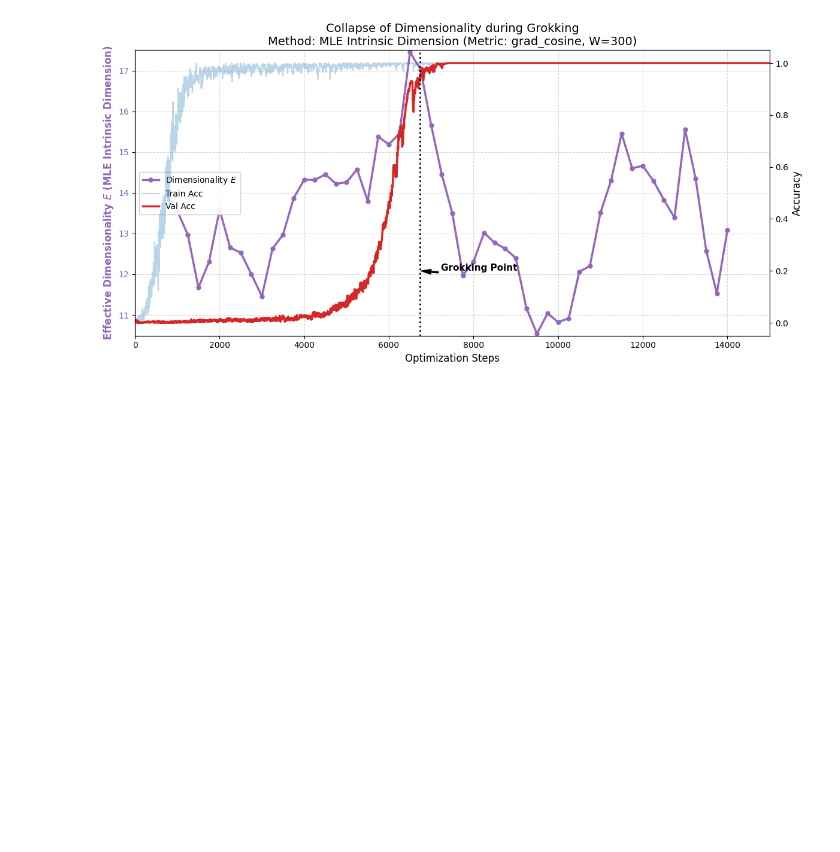
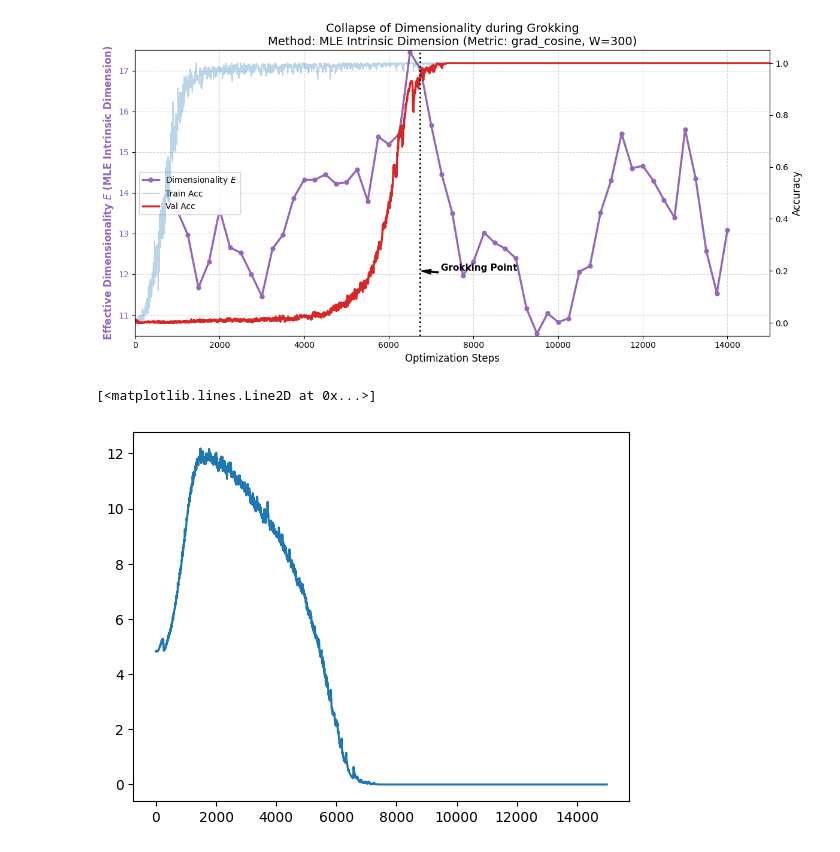
Before and after one commit to intsystems/2026-Project-202, a Jupyter notebook: code/Grokking/analysis_logs_S_5_with_stochastic.ipynb, the cells around one changed output. Saved outputs shown, nothing was run; the diff lists cells and outputs as text; code cells hidden in the pictures; blank space fills up the shorter version.

```diff
--- a/code/Grokking/analysis_logs_S_5_with_stochastic.ipynb
+++ b/code/Grokking/analysis_logs_S_5_with_stochastic.ipynb
@@ -283,3 +283,19 @@ _, _, _ = analyze_grokking_dimensionality(
 [figure]
 --- Running Grokking Analysis: MLE Intrinsic Dimension ---
 [figure]
+# %%
+import pandas as pd
+import numpy as np
+import matplotlib.pyplot as plt
+
+csv_path = 'grokking_logs/grokking_modular_addition_logs_S_5_with_stochastic.csv'
+
+
+df = pd.read_csv(csv_path)
+
+all_steps = np.array(df['step'].values, dtype=np.float64)
+
+plt.plot(all_steps, df['val_loss'])
+# %% [output]
+[<matplotlib.lines.Line2D at 0x...>]
+[figure, added]
```
Also changed, not shown: 23 other files.
